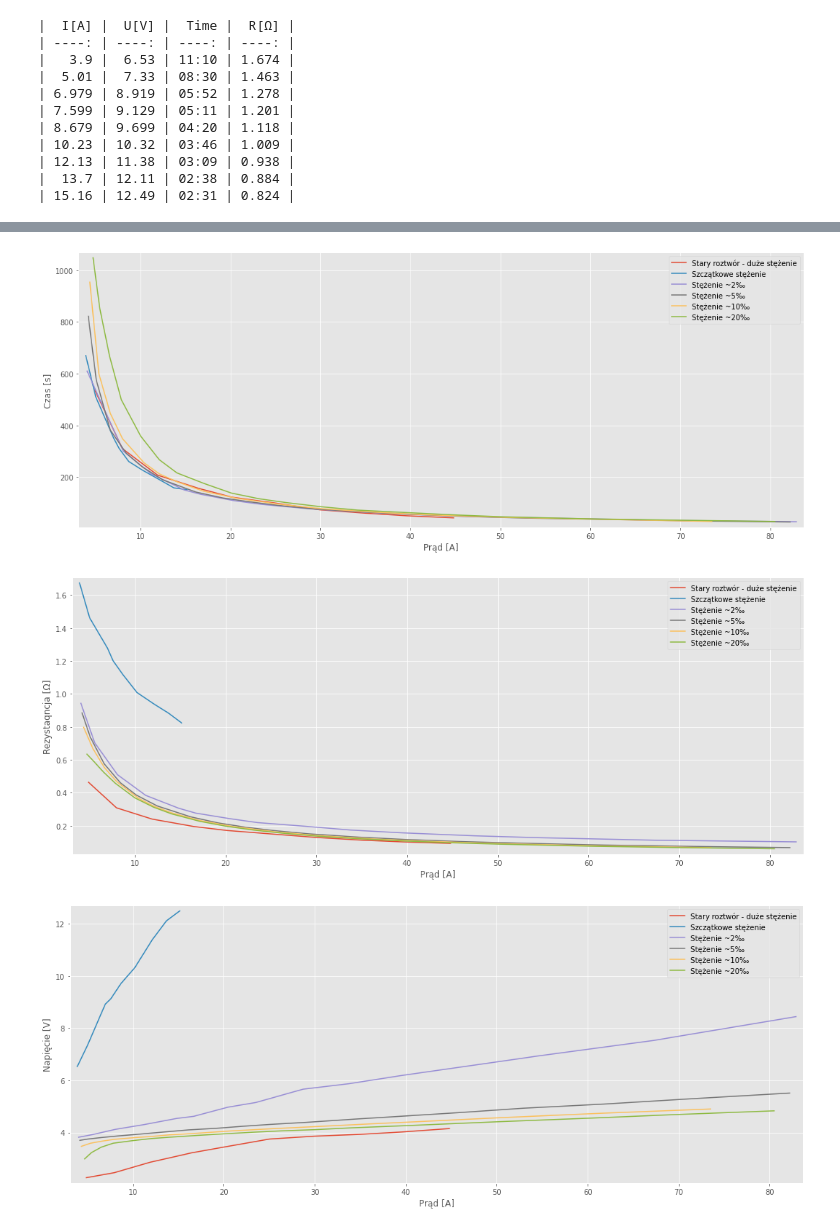
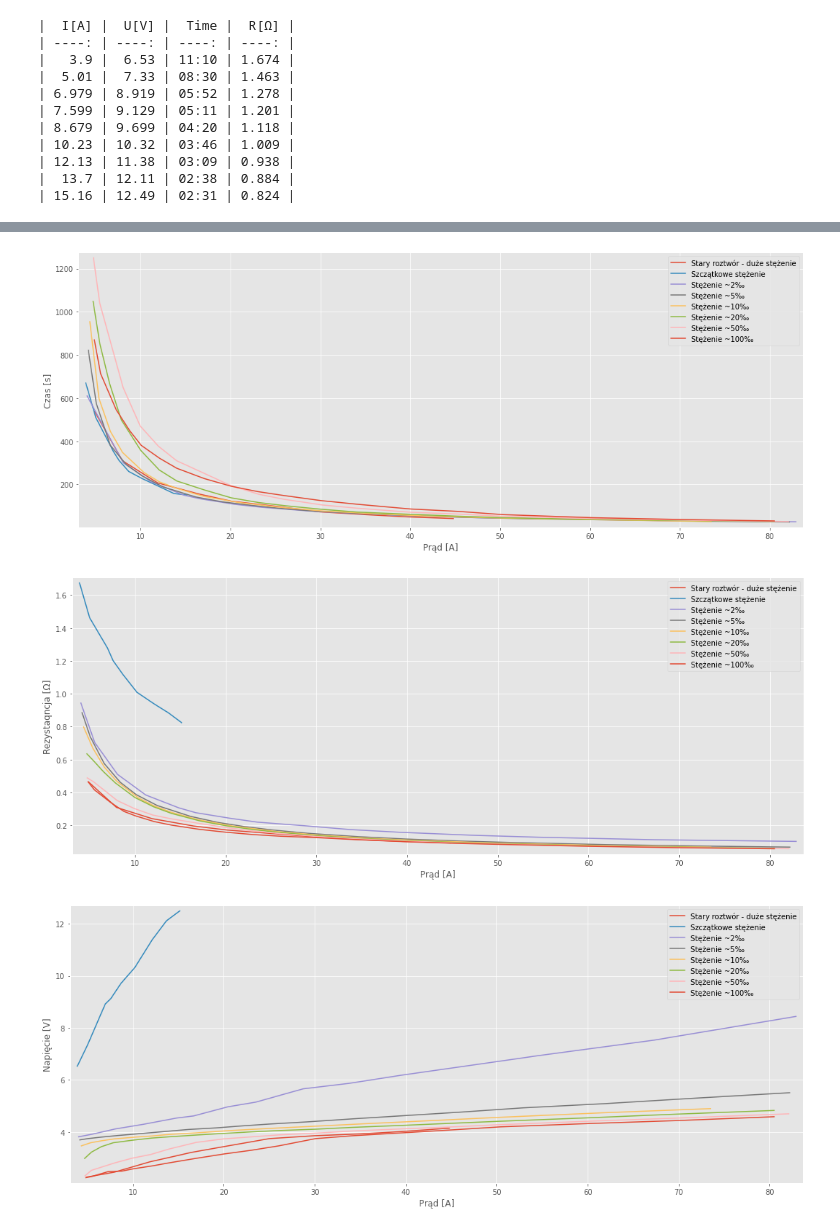
Before and after one commit to Xaeian/umg, a Jupyter notebook: jupyter/eclz-static-rlc.ipynb, the cells around one changed output, grey strips where cells are left out. Drawn from its saved outputs; the diff is of its cells as text; code cells hidden in the pictures.

```diff
--- a/jupyter/eclz-static-rlc.ipynb
+++ b/jupyter/eclz-static-rlc.ipynb
@@ -275,3 +275,23 @@ md.table(sys.stdout, array, md_fields, md_head, md_align)
 |  60.2 |  4.55 | 00:38 | 0.076 |
 |  69.9 |  4.69 | 00:33 | 0.067 |
 |  80.5 |  4.83 | 00:28 |  0.06 |
+# %%
+I50 = [4.75, 5.45, 8.05, 9.95, 11.98, 14.00, 16.99, 20.02, 23.18, 25.99, 30.19, 34.07, 40.1, 45.2, 50.0, 60.3, 70.0, 82.1]
+U50 = [2.32, 2.53, 2.82, 3.00, 3.14, 3.35, 3.605, 3.74, 3.82, 3.89, 3.96, 4.04, 4.13, 4.20, 4.28, 4.42 , 4.54, 4.70]
+t50 = ["20:50", "17:20", "10:49", "07:51", "06:17", "05:10", "04:13", "03:15", "02:34", "02:11", "01:45", "01:30", "01:11", "01:03", "00:53", "00:42", "00:35", "00:28"]
+
+l50 = len(t50)
+sec50 = np.zeros(l50)
+
+for i in range(l50):
+    sec50[i] = sum([a * b for a,b in zip([60,1], map(int,t50[i].split(':')))])
+
+R50 = [a / b for a, b in zip(U50, I50)]
+P50 = [a * b for a, b in zip(I50, U50)]
+W50 = [a * b for a, b in zip(P50, sec50)]
+
+array = [0 for i in range(l50)]
+for i in range(l50):
+    array[i] = [I50[i], U50[i], t50[i], round(R50[i], 3)]
+
+md.table(sys.stdout, array, md_fields, md_head, md_align)
@@ -277,0 +319,20 @@ md.table(sys.stdout, array, md_fields, md_head, md_align)
+# %%
+I100 = [4.85, 5.54, 7.28, 8.80, 10.07, 12.12, 14.02, 17.10, 20.05, 23.01, 26.04, 30.10, 34.16, 40.1, 45.4, 50.4, 60.3, 69.7, 80.5]
+U100 = [2.25, 2.30, 2.40, 2.50, 2.59, 2.70, 2.82, 3.00, 3.16, 3.30, 3.47, 3.75, 3.86, 3.98, 4.09, 4.20, 4.33, 4.44, 4.59]
+t100 = ["14:30", "11:54", "09:06", "07:28", "06:21", "05:21", "04:35", "03:47", "03:12", "02:47", "02:28", "02:05", "01:48", "01:26", "01:15", "01:00", "00:46", "00:38", "00:31"]
+
+l100 = len(t100)
+sec100 = np.zeros(l100)
+
+for i in range(l100):
+    sec100[i] = sum([a * b for a,b in zip([60,1], map(int,t100[i].split(':')))])
+
+R100 = [a / b for a, b in zip(U100, I100)]
+P100 = [a * b for a, b in zip(I100, U100)]
+W100 = [a * b for a, b in zip(P100, sec100)]
+
+array = [0 for i in range(l100)]
+for i in range(l100):
+    array[i] = [I100[i], U100[i], t100[i], round(R100[i], 3)]
+
+md.table(sys.stdout, array, md_fields, md_head, md_align)
@@ -278,20 +357,22 @@ md.table(sys.stdout, array, md_fields, md_head, md_align)
 # %%
 figure(1, figsize=(plt_length, plt_height))
 plt.plot(Ix, secx)
 plt.plot(I0, sec0)
 plt.plot(I2, sec2)
 plt.plot(I5, sec5)
 plt.plot(I10, sec10)
 plt.plot(I20, sec20)
+plt.plot(I50, sec50)
+plt.plot(I100, sec100)
 plt.xlabel("Prąd [A]")
 plt.ylabel("Czas [s]")
-plt.legend(["Stary roztwór - duże stężenie", "Szczątkowe stężenie", "Stężenie ~2‰", "Stężenie ~5‰", "Stężenie ~10‰", "Stężenie ~20‰"])
+plt.legend(["Stary roztwór - duże stężenie", "Szczątkowe stężenie", "Stężenie ~2‰", "Stężenie ~5‰", "Stężenie ~10‰", "Stężenie ~20‰", "Stężenie ~50‰", "Stężenie ~100‰"])
 plt.margins(0.01, 0.02)
 plt.savefig("./png/eclz-static-time.png", bbox_inches = 'tight')
 plt.savefig("./pdf/eclz-static-time.pdf", bbox_inches = 'tight')
 plt.show()
 # %% [output]
-[figure, old version]
+[figure, new version]
 # %%
 figure(1, figsize=(plt_length, plt_height))
 plt.plot(Ix, Rx)
@@ -300,15 +381,17 @@ plt.plot(I2, R2)
 plt.plot(I5, R5)
 plt.plot(I10, R10)
 plt.plot(I20, R20)
+plt.plot(I50, R50)
+plt.plot(I100, R100)
 plt.xlabel("Prąd [A]")
 plt.ylabel("Rezystaqncja [Ω]")
-plt.legend(["Stary roztwór - duże stężenie", "Szczątkowe stężenie", "Stężenie ~2‰", "Stężenie ~5‰", "Stężenie ~10‰", "Stężenie ~20‰"])
+plt.legend(["Stary roztwór - duże stężenie", "Szczątkowe stężenie", "Stężenie ~2‰", "Stężenie ~5‰", "Stężenie ~10‰", "Stężenie ~20‰", "Stężenie ~50‰", "Stężenie ~100‰"])
 plt.margins(0.01, 0.02)
 plt.savefig("./png/eclz-static-ohm.png", bbox_inches = 'tight')
 plt.savefig("./pdf/eclz-static-ohm.pdf", bbox_inches = 'tight')
 plt.show()
 # %% [output]
-[figure, old version]
+[figure, new version]
 # %%
 figure(1, figsize=(plt_length, plt_height))
 plt.plot(Ix, Ux)
@@ -317,14 +400,16 @@ plt.plot(I2, U2)
 plt.plot(I5, U5)
 plt.plot(I10, U10)
 plt.plot(I20, U20)
+plt.plot(I50, U50)
+plt.plot(I100, U100)
 plt.xlabel("Prąd [A]")
 plt.ylabel("Napięcie [V]")
-plt.legend(["Stary roztwór - duże stężenie", "Szczątkowe stężenie", "Stężenie ~2‰", "Stężenie ~5‰", "Stężenie ~10‰", "Stężenie ~20‰"])
+plt.legend(["Stary roztwór - duże stężenie", "Szczątkowe stężenie", "Stężenie ~2‰", "Stężenie ~5‰", "Stężenie ~10‰", "Stężenie ~20‰", "Stężenie ~50‰", "Stężenie ~100‰"])
 plt.margins(0.01, 0.02)
 plt.savefig("./png/eclz-static-volt.png", bbox_inches = 'tight')
 plt.savefig("./pdf/eclz-static-volt.pdf", bbox_inches = 'tight')
 plt.show()
 # %% [output]
-[figure, old version]
+[figure, new version]
 # %%
 freq = [100, 1000, 10000, 100000, 200000]
```
Also changed, not shown: parts of 5 cells of this notebook, 11 other files.
